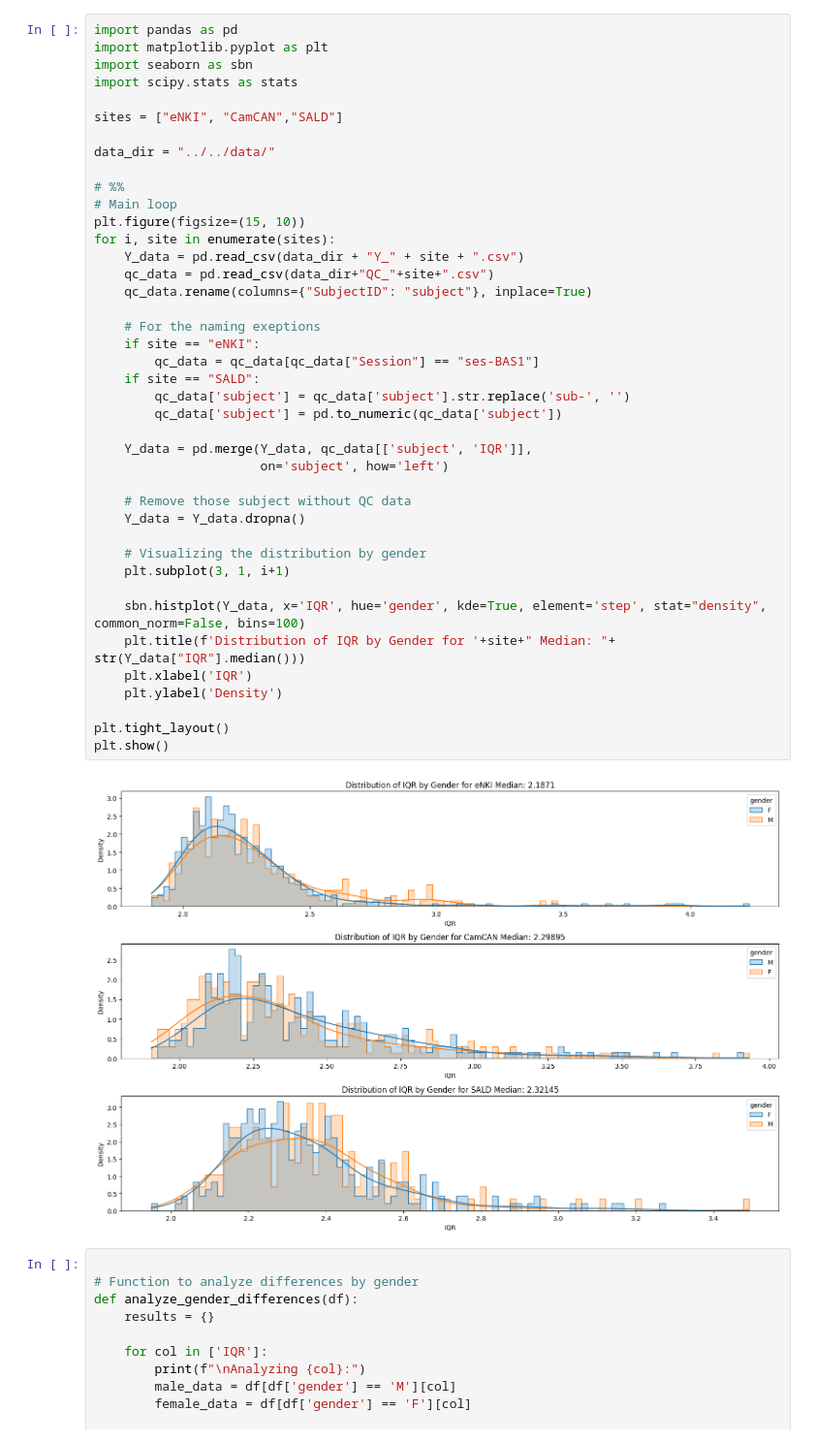
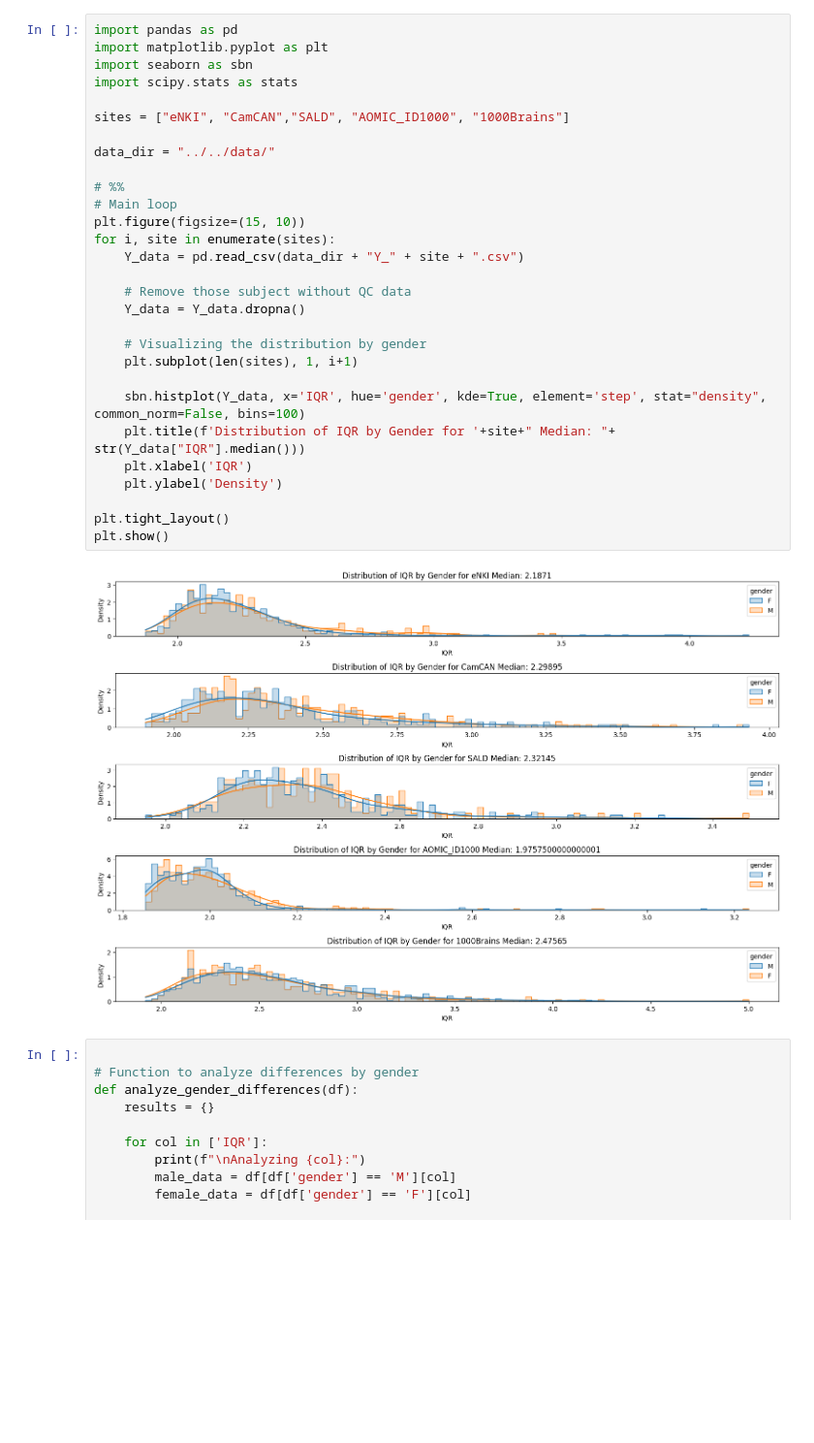
Before and after one commit to N-Nieto/QC, a Jupyter notebook: code/plots/whole_data_QC_distribution.ipynb, the cells around one changed output. Shown: that part at 97% size. Drawn from its saved outputs; the diff is of its cells as text; blank space fills up the shorter version.

Commit message:
Shuffle data + experiment with 5 sites

```diff
--- a/code/plots/whole_data_QC_distribution.ipynb
+++ b/code/plots/whole_data_QC_distribution.ipynb
@@ -1,46 +1,34 @@
 # %%
 import pandas as pd
 import matplotlib.pyplot as plt
 import seaborn as sbn
 import scipy.stats as stats
 
-sites = ["eNKI", "CamCAN","SALD"]
+sites = ["eNKI", "CamCAN","SALD", "AOMIC_ID1000", "1000Brains"]
 
 data_dir = "../../data/"
 
 # %%
 # Main loop
 plt.figure(figsize=(15, 10))
 for i, site in enumerate(sites):
     Y_data = pd.read_csv(data_dir + "Y_" + site + ".csv")
-    qc_data = pd.read_csv(data_dir+"QC_"+site+".csv")
-    qc_data.rename(columns={"SubjectID": "subject"}, inplace=True)
-
-    # For the naming exeptions
-    if site == "eNKI":
-        qc_data = qc_data[qc_data["Session"] == "ses-BAS1"]
-    if site == "SALD":
-        qc_data['subject'] = qc_data['subject'].str.replace('sub-', '')
-        qc_data['subject'] = pd.to_numeric(qc_data['subject'])
-
-    Y_data = pd.merge(Y_data, qc_data[['subject', 'IQR']],
-                      on='subject', how='left')
 
     # Remove those subject without QC data
     Y_data = Y_data.dropna()
 
     # Visualizing the distribution by gender
-    plt.subplot(3, 1, i+1)
+    plt.subplot(len(sites), 1, i+1)
 
     sbn.histplot(Y_data, x='IQR', hue='gender', kde=True, element='step', stat="density", common_norm=False, bins=100)
     plt.title(f'Distribution of IQR by Gender for '+site+" Median: "+ str(Y_data["IQR"].median()))
     plt.xlabel('IQR')
     plt.ylabel('Density')
 
 plt.tight_layout()
 plt.show()
 # %% [output]
-[figure, old version]
+[figure, new version]
 # %%
 
 # Function to analyze differences by gender
```
Also changed, not shown: 21 other files.
